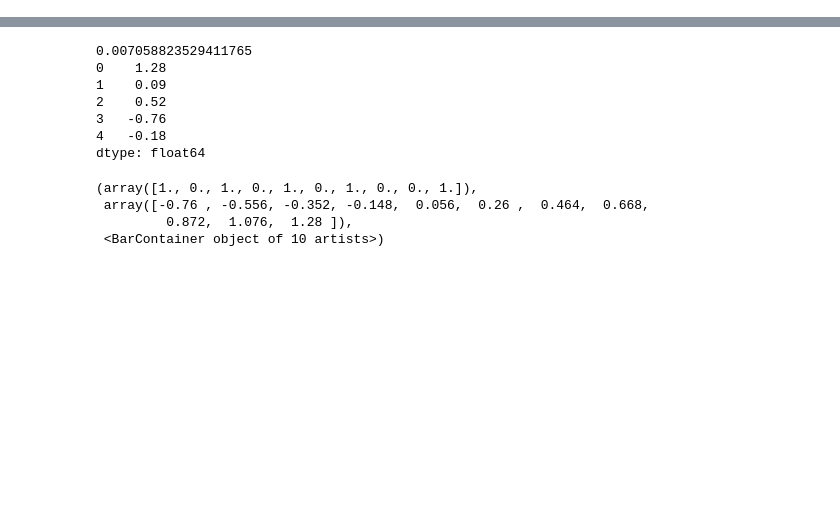
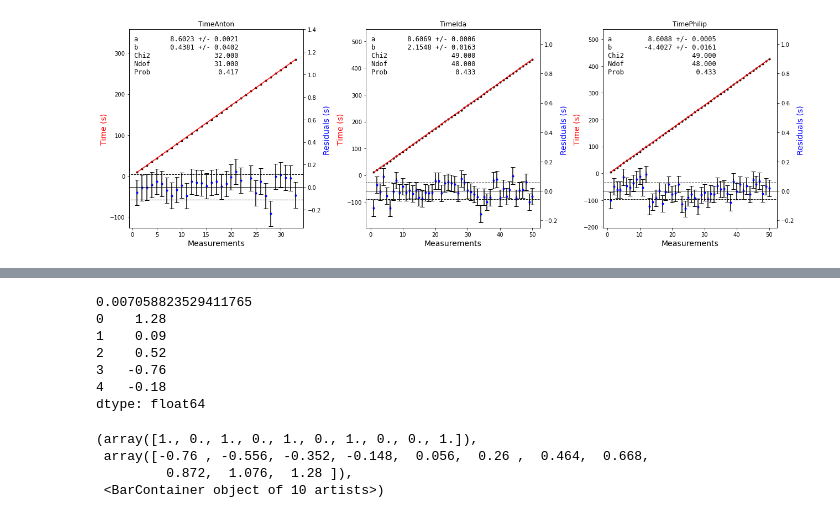
Before and after one commit to PhilKofoed/AppStat2022, a Jupyter notebook: Project/Pendulum/Pendulumplots.ipynb, the cells around one changed output, grey strips where cells are left out. Cells and saved outputs as stored; diff of their text form; code cells hidden in the pictures; blank space fills up the shorter version.

```diff
--- a/Project/Pendulum/Pendulumplots.ipynb
+++ b/Project/Pendulum/Pendulumplots.ipynb
@@ -193,7 +150,0 @@ display(fake_data)
-# %%
-fig, ax = plt.subplots(1, 1, figsize = (14,6), facecolor = "white")
-ax.hist(fake_data["L"], bins = 30, histtype = "step", linewidth = 2, color ="b", range = (2.95, 3.05))
-add_header_to_ax(fake_data["L"], 0.03, 0.97, ax)
-
-fig.tight_layout()
-plt.show()
@@ -201,0 +217,44 @@ plt.show()
+# %%
+fig, axes = plt.subplots(1, N_datasets, figsize = (18,6), facecolor = "white", sharex = False)
+
+ylims = [(-0.36,1.4), (-0.25,1.1), (-0.25,1.1)]
+
+for dataframe, ax, i in zip(datasetnames, axes, range(N_datasets)):
+    measure, time, res = dataframe.keys()
+    ax.errorbar(dataframe[measure], dataframe[time], xerr = 0, yerr = errors[i], ecolor = "k", fmt = ".", color = "k", capsize = 0, zorder = 0)
+    ax.plot(dataframe[measure], linear_function(dataframe[measure], array_a[i], array_b[i]), color = "r", linewidth = 1.5)
+    ylim = np.array(ax.get_ylim())
+    ylim[0] = ylim[0] - np.diff(ylim)*0.4
+    ylim[1] = ylim[1]*1.2
+    ax.set_ylim(*ylim)
+    ax.set_title(time)
+    ax.set_ylabel("Time (s)", color = "r", fontsize = 14)
+    ax.set_xlabel("Measurements", color = "k", fontsize = 14)
+
+    sec_ax = ax.twinx()
+    sec_ax.errorbar(dataframe[measure], dataframe[res], xerr = 0, yerr = errors[i], ecolor = "k", fmt = ".", color = "b", capsize = 4, zorder = 0)
+    sec_ax.set_ylim(*ylims[i])
+    sec_ax.set_ylabel("Residuals (s) ", color = "b", fontsize = 14)
+    xlim = np.array(ax.get_xlim())
+    ax.set_xlim(*xlim)
+    xlim[0] = xlim[0] - 5
+    xlim[1] = xlim[1] + 5
+    sec_ax.hlines(0, *xlim, color = "k", linewidth = 1)
+    sec_ax.hlines(errors[i], *xlim, color = "k", linewidth = 1, linestyle = "--")
+    sec_ax.hlines(-errors[i], *xlim, color = "k", linewidth = 1, linestyle = "--")
+
+    d = {
+         "a": f"{array_a[i]:.4f} +/- {array_a_err[i]:.4f}",
+         "b": f"{array_b[i]:.4f} +/- {array_b_err[i]:.4f}",
+         "Chi2": array_Chi2[i],
+         "Ndof": array_Ndof[i],
+         "Prob": array_Prob[i]
+         }
+
+    text = nice_string_output(d)
+    add_text_to_ax(0.03, 0.97, text, ax)
+
+fig.tight_layout()
+plt.show()
+# %% [output]
+[figure, added]
```
Also changed, not shown: parts of 17 cells of this notebook, 1 other file.
